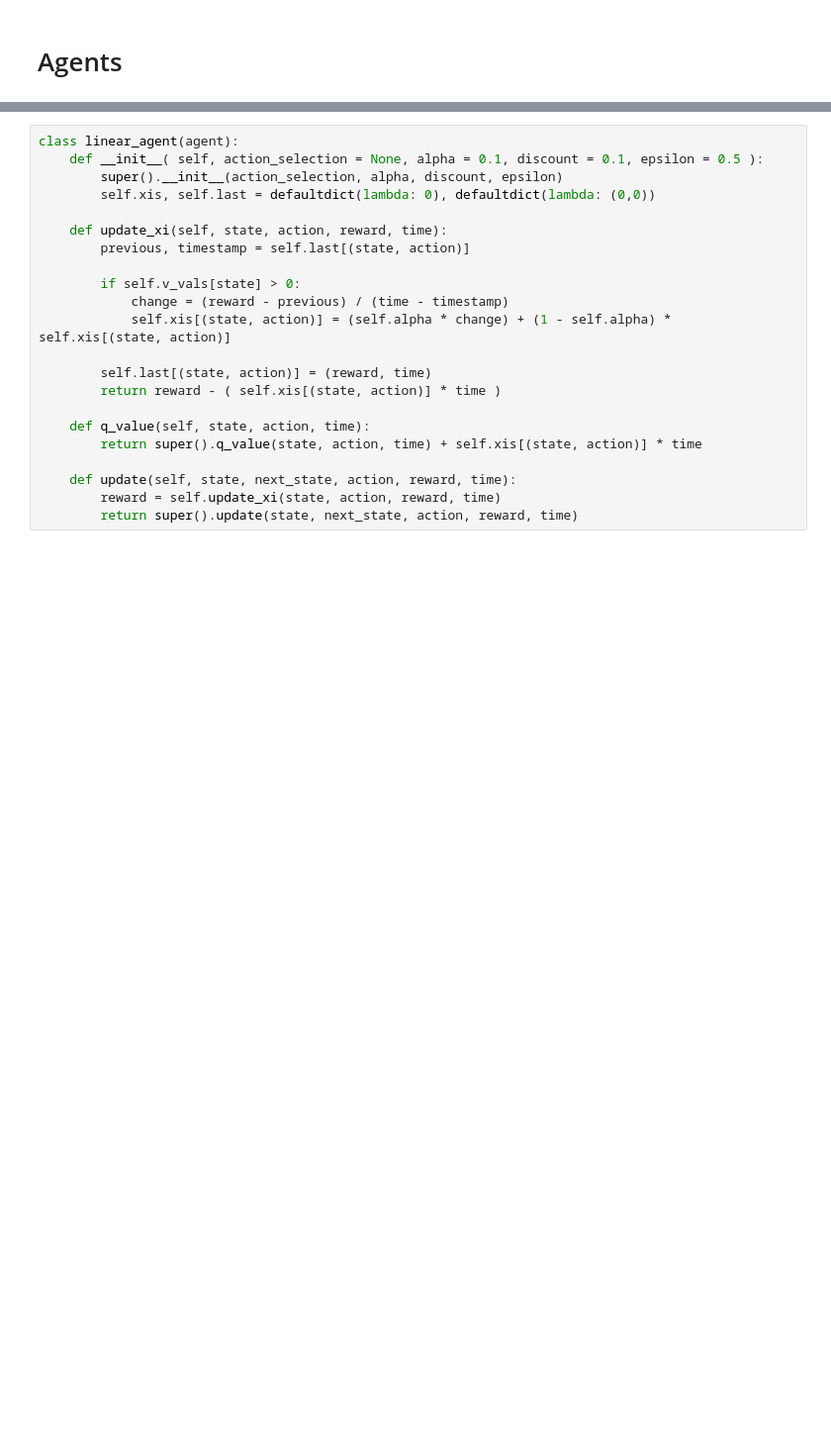
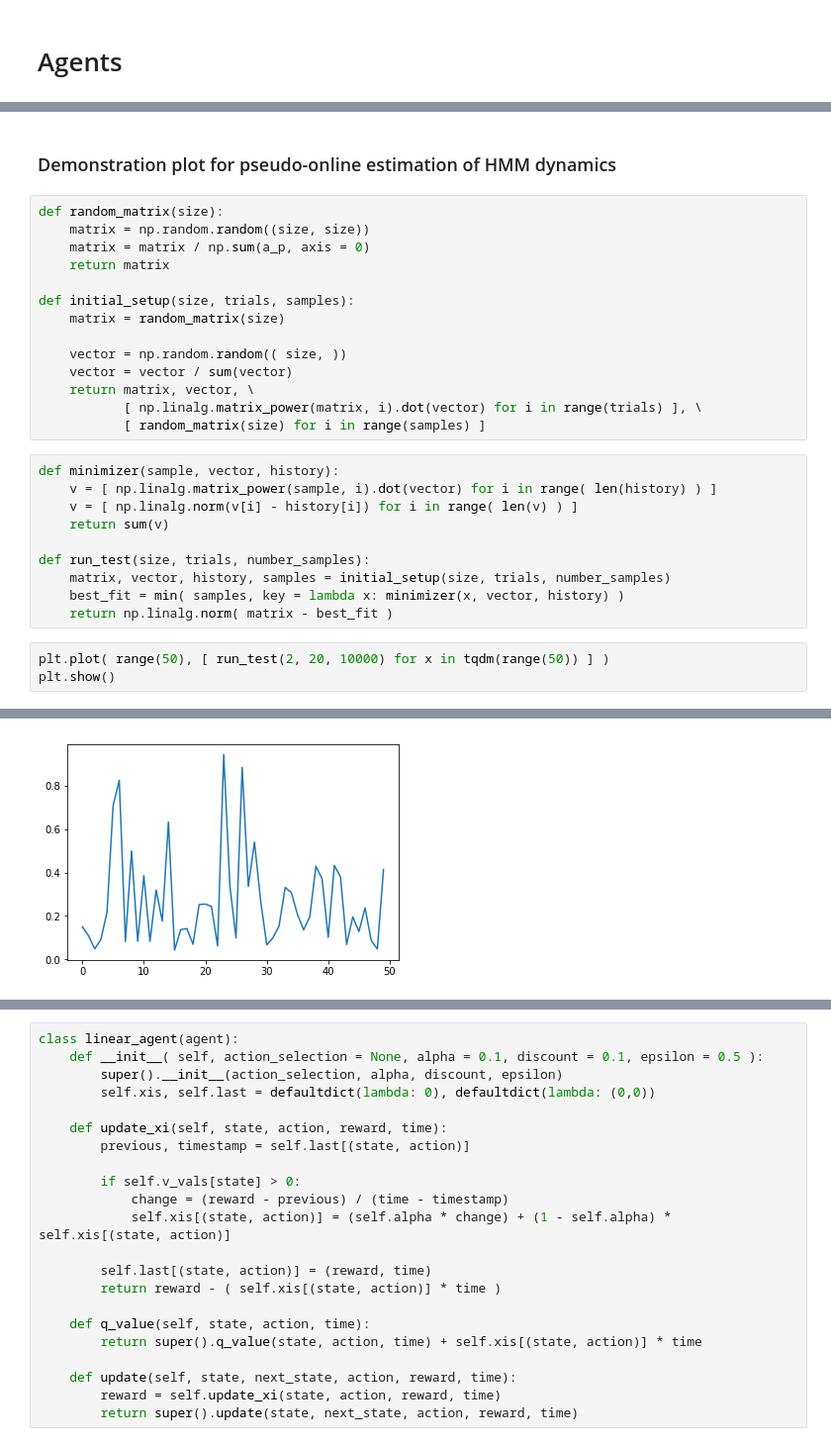
Before and after one commit to smccall-cal/RL_switching, a Jupyter notebook: HAMSTERDAM PT II.ipynb, the cells around one changed output, grey strips where cells are left out. Shown at 99% size. Cells and saved outputs as stored; diff of their text form; blank space fills up the shorter version.

```diff
--- a/HAMSTERDAM PT II.ipynb
+++ b/HAMSTERDAM PT II.ipynb
@@ -172,0 +255,30 @@ class agent:
+# %% [markdown]
+### Demonstration plot for pseudo-online estimation of HMM dynamics
+# %%
+def random_matrix(size):
+    matrix = np.random.random((size, size))
+    matrix = matrix / np.sum(a_p, axis = 0)
+    return matrix
+
+def initial_setup(size, trials, samples):
+    matrix = random_matrix(size)
+
+    vector = np.random.random(( size, ))
+    vector = vector / sum(vector)
+    return matrix, vector, \
+           [ np.linalg.matrix_power(matrix, i).dot(vector) for i in range(trials) ], \
+           [ random_matrix(size) for i in range(samples) ]
+# %%
+def minimizer(sample, vector, history):
+    v = [ np.linalg.matrix_power(sample, i).dot(vector) for i in range( len(history) ) ]
+    v = [ np.linalg.norm(v[i] - history[i]) for i in range( len(v) ) ]
+    return sum(v)
+
+def run_test(size, trials, number_samples):
+    matrix, vector, history, samples = initial_setup(size, trials, number_samples)
+    best_fit = min( samples, key = lambda x: minimizer(x, vector, history) )
+    return np.linalg.norm( matrix - best_fit )
+# %%
+plt.plot( range(50), [ run_test(2, 20, 10000) for x in tqdm(range(50)) ] )
+plt.show()
+# %% [output]
@@ -172,0 +286 @@ class agent:
+[figure, added]
```
Also changed, not shown: parts of 23 cells of this notebook.
